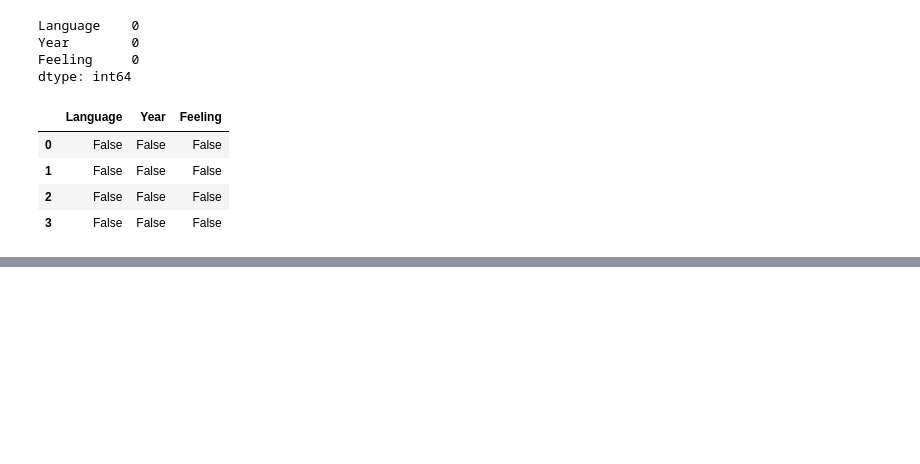
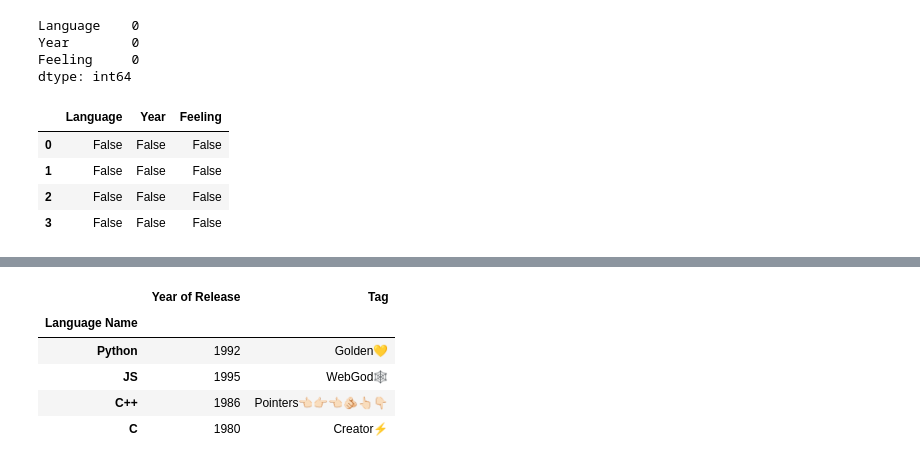
Before and after one commit to XionVolt/Ai-Ml, a Jupyter notebook: Programming/Pandas/03_dataframe.ipynb, the cells around one changed output, grey strips where cells are left out. Cells and saved outputs as stored; diff of their text form; code cells hidden in the pictures; blank space fills up the shorter version.

```diff
--- a/Programming/Pandas/03_dataframe.ipynb
+++ b/Programming/Pandas/03_dataframe.ipynb
@@ -148,0 +172,9 @@ dtype: int64
+# %%
+langs.set_index('Language Name') # to make a column as index
+# %% [output]
+|  | Year of Release | Tag |
+| Language Name |  |  |
+| Python | 1992 | Golden💛 |
+| JS | 1995 | WebGod🕸️ |
+| C++ | 1986 | Pointers👈🏻👉🏻👈🏻🫵🏻👆🏻👇🏻 |
+| C | 1980 | Creator⚡ |
```
Also changed, not shown: parts of 23 cells of this notebook, 2 other files.
